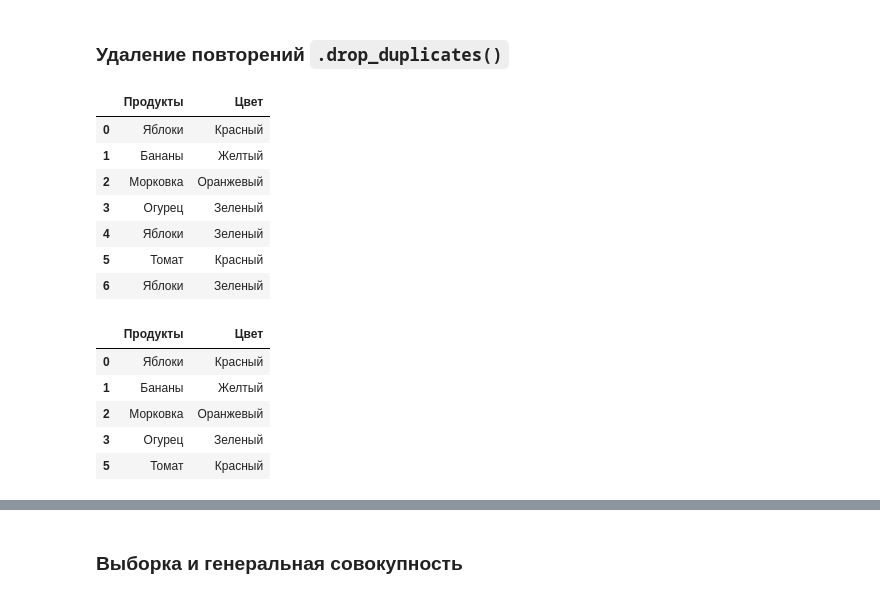
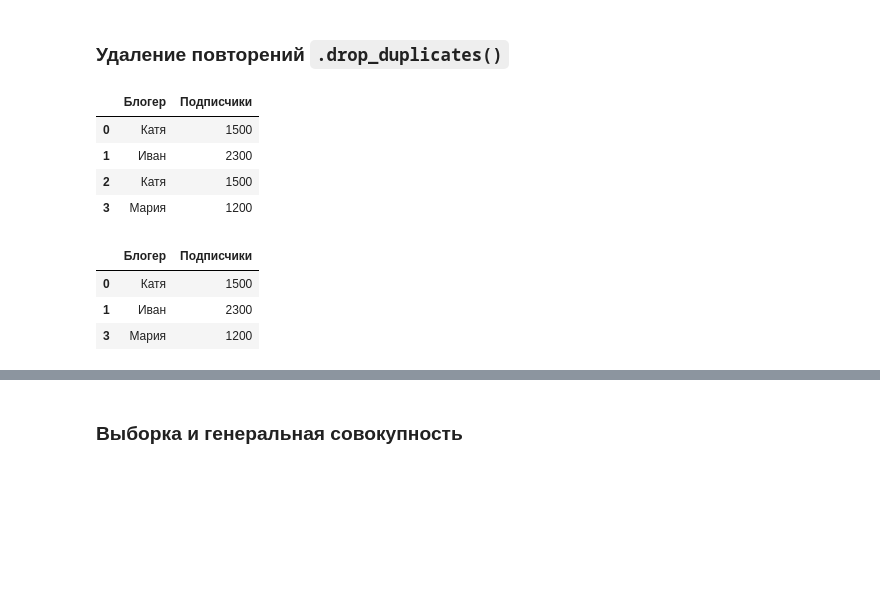
Before and after one commit to ksumarshmallow/Data-Analysis-Media-24, a Jupyter notebook: Seminars/Sem1/Sem1.ipynb, the cells around one changed output, grey strips where cells are left out. Cells and saved outputs as stored; diff of their text form; code cells hidden in the pictures; blank space fills up the shorter version.

```diff
--- a/Seminars/Sem1/Sem1.ipynb
+++ b/Seminars/Sem1/Sem1.ipynb
@@ -814,25 +861,20 @@ data.head()
 # %% [markdown]
 ### **Удаление повторений** `.drop_duplicates()`
-# %%
-df1 = pd.DataFrame()
-df1["Продукты"] = ["Яблоки", "Бананы", "Морковка", "Огурец", "Яблоки", "Томат", "Яблоки"]
-df1["Цвет"] = ["Красный", "Желтый", "Оранжевый", "Зеленый", "Зеленый", "Красный", "Зеленый"]
-df1
-# %% [output]
-|  | Продукты | Цвет |
-| 0 | Яблоки | Красный |
-| 1 | Бананы | Желтый |
-| 2 | Морковка | Оранжевый |
-| 3 | Огурец | Зеленый |
-| 4 | Яблоки | Зеленый |
-| 5 | Томат | Красный |
-| 6 | Яблоки | Зеленый |
+# %%
+df1 = pd.DataFrame()
+df1["Блогер"] = ['Катя', 'Иван', 'Катя', 'Мария']
+df1["Подписчики"] = [1500, 2300, 1500, 1200]
+df1
+# %% [output]
+|  | Блогер | Подписчики |
+| 0 | Катя | 1500 |
+| 1 | Иван | 2300 |
+| 2 | Катя | 1500 |
+| 3 | Мария | 1200 |
 # %%
-df1.drop_duplicates('Продукты')
+df1.drop_duplicates()
 # %% [output]
-|  | Продукты | Цвет |
-| 0 | Яблоки | Красный |
-| 1 | Бананы | Желтый |
-| 2 | Морковка | Оранжевый |
-| 3 | Огурец | Зеленый |
-| 5 | Томат | Красный |
+|  | Блогер | Подписчики |
+| 0 | Катя | 1500 |
+| 1 | Иван | 2300 |
+| 3 | Мария | 1200 |
```
Also changed, not shown: parts of 46 cells of this notebook, 1 other file.
